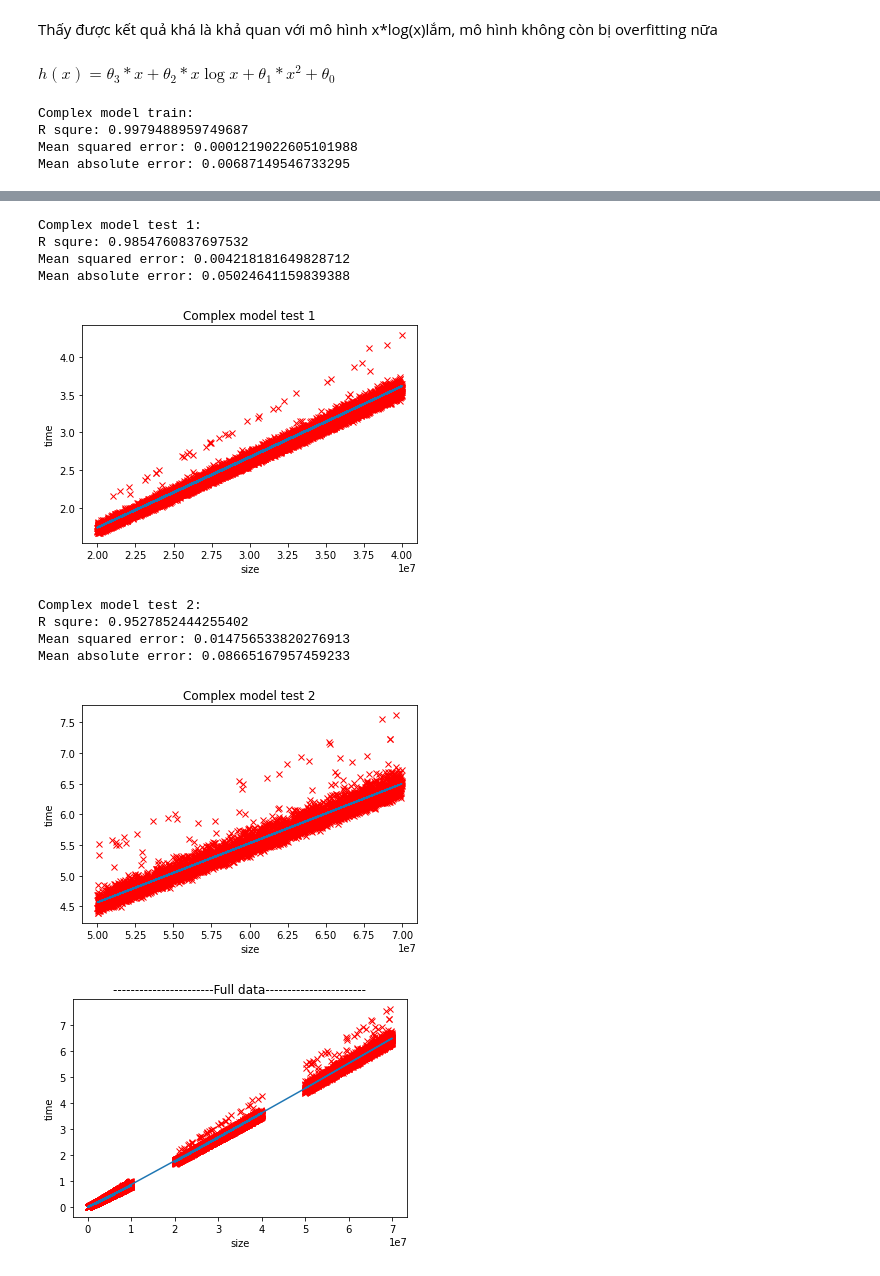
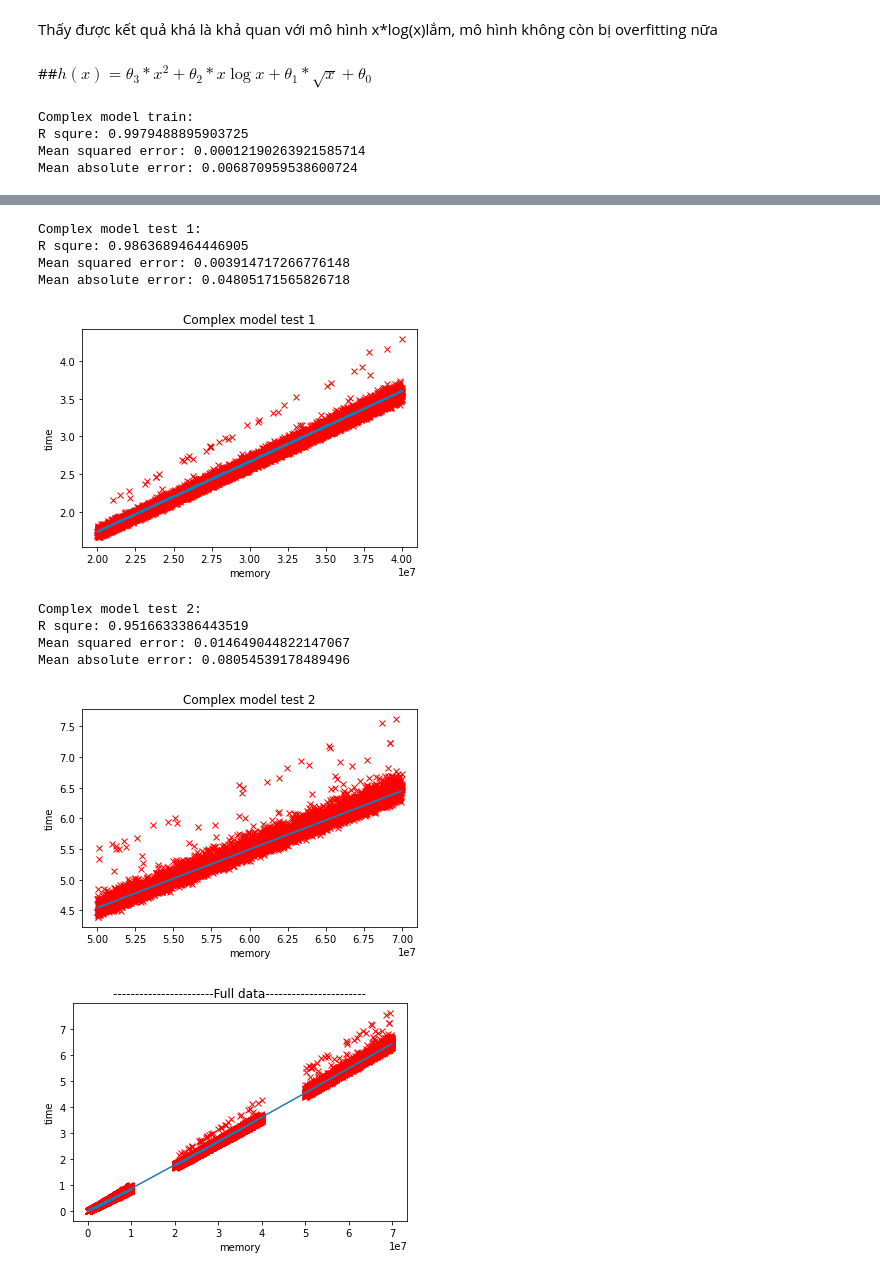
Before and after one commit to phutaekwondo/CS114.L21, a Jupyter notebook: BT_colab_so_2.ipynb, the cells around one changed output, grey strips where cells are left out. Saved outputs shown, nothing was run; the diff lists cells and outputs as text; code cells hidden in the pictures.

```diff
--- a/BT_colab_so_2.ipynb
+++ b/BT_colab_so_2.ipynb
@@ -61,7 +81,7 @@ def draw_plot(X, y, estmated, name):
   plt.plot(X, y, "x", color='red')
   plt.plot(X, estmated)
   plt.title(name)
-  plt.xlabel('size')
+  plt.xlabel('memory')
   plt.ylabel('time')
   plt.show()
 # %%
@@ -69,7 +89,7 @@ def draw_full(prediction, X=X_data, y=y_data):
   plt.plot(X, y, "x", color='red')
   plt.plot(X, prediction)
   plt.title("-----------------------Full data-----------------------")
-  plt.xlabel('size')
+  plt.xlabel('memory')
   plt.ylabel('time')
   plt.show()
 # %% [markdown]
@@ -243,17 +289,17 @@ Mean absolute error: 0.11175157703649906
 # %% [markdown]
 Thấy được kết quả khá là khả quan với mô hình x*log(x)lắm, mô hình không còn bị overfitting nữa
 # %% [markdown]
-$h(x) = \theta_3 * x  + \theta_2 * x\log{x} + \theta_1 * x^2 + \theta_0$
+##$h(x) = \theta_3 * x^2  + \theta_2 * x\log{x} + \theta_1 * \sqrt{x} + \theta_0$
 # %%
 def complex_function(X):
   X_logx = X * np.log(X)
-  X_square = X*X
-  result = np.concatenate((X, X_logx, X_square), axis=1)
+  X_square = np.sqrt(X)
+  result = np.concatenate((X*X, X_logx, X_square), axis=1)
   return result
 
 transformation_function(complex_function, 'Complex')
 # %% [output]
 Complex model train:
-R squre: 0.9979488959749687
-Mean squared error: 0.0001219022605101988
-Mean absolute error: 0.00687149546733295
+R squre: 0.9979488895903725
+Mean squared error: 0.00012190263921585714
+Mean absolute error: 0.006870959538600724
@@ -261,11 +307,11 @@ Mean absolute error: 0.00687149546733295
 Complex model test 1:
-R squre: 0.9854760837697532
-Mean squared error: 0.004218181649828712
-Mean absolute error: 0.05024641159839388
+R squre: 0.9863689464446905
+Mean squared error: 0.003914717266776148
+Mean absolute error: 0.04805171565826718
-[figure, old version]
+[figure, new version]
 Complex model test 2:
-R squre: 0.9527852444255402
-Mean squared error: 0.014756533820276913
-Mean absolute error: 0.08665167957459233
+R squre: 0.9516633386443519
+Mean squared error: 0.014649044822147067
+Mean absolute error: 0.08054539178489496
-[figure, old version]
+[figure, new version]
-[figure, old version]
+[figure, new version]
```
Also changed, not shown: parts of 21 cells of this notebook.
